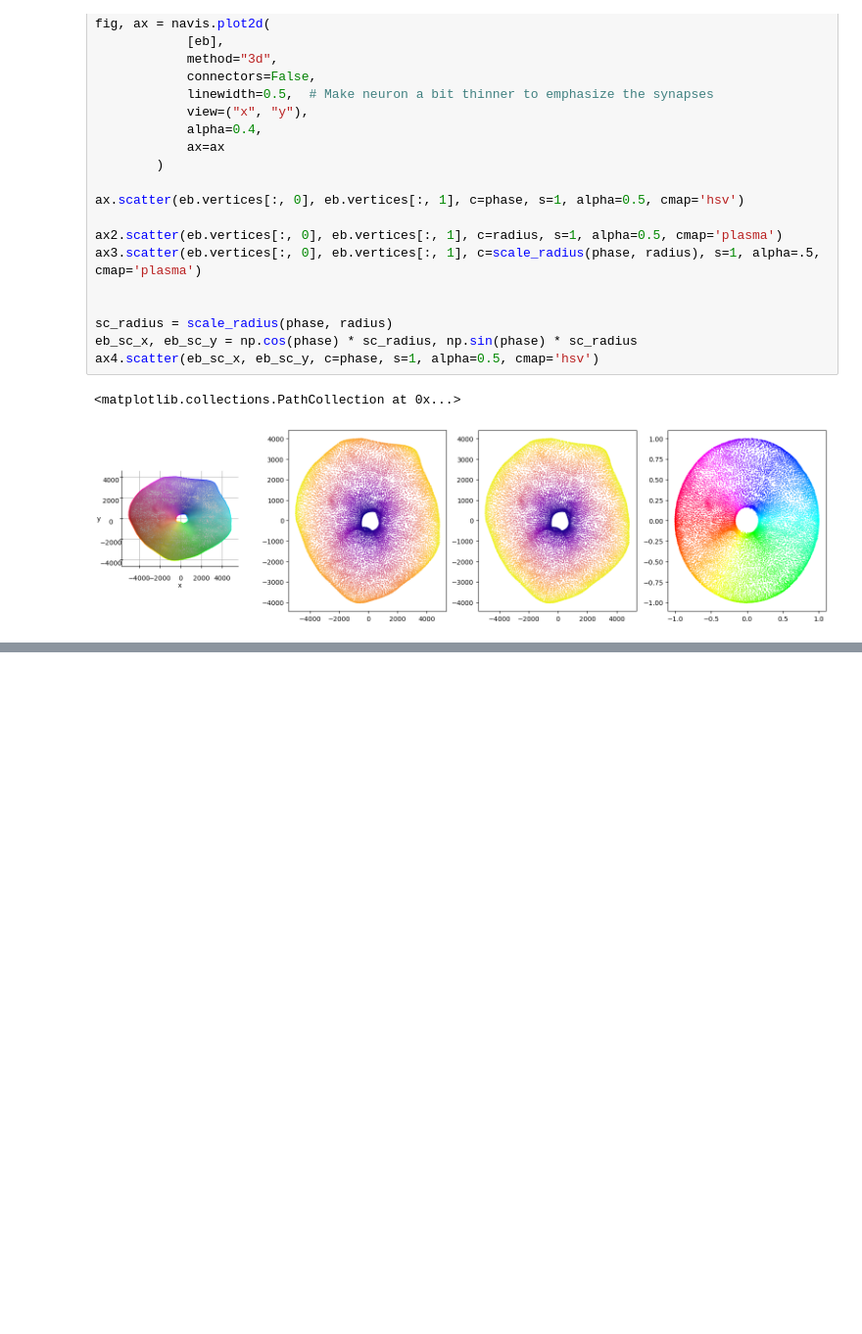
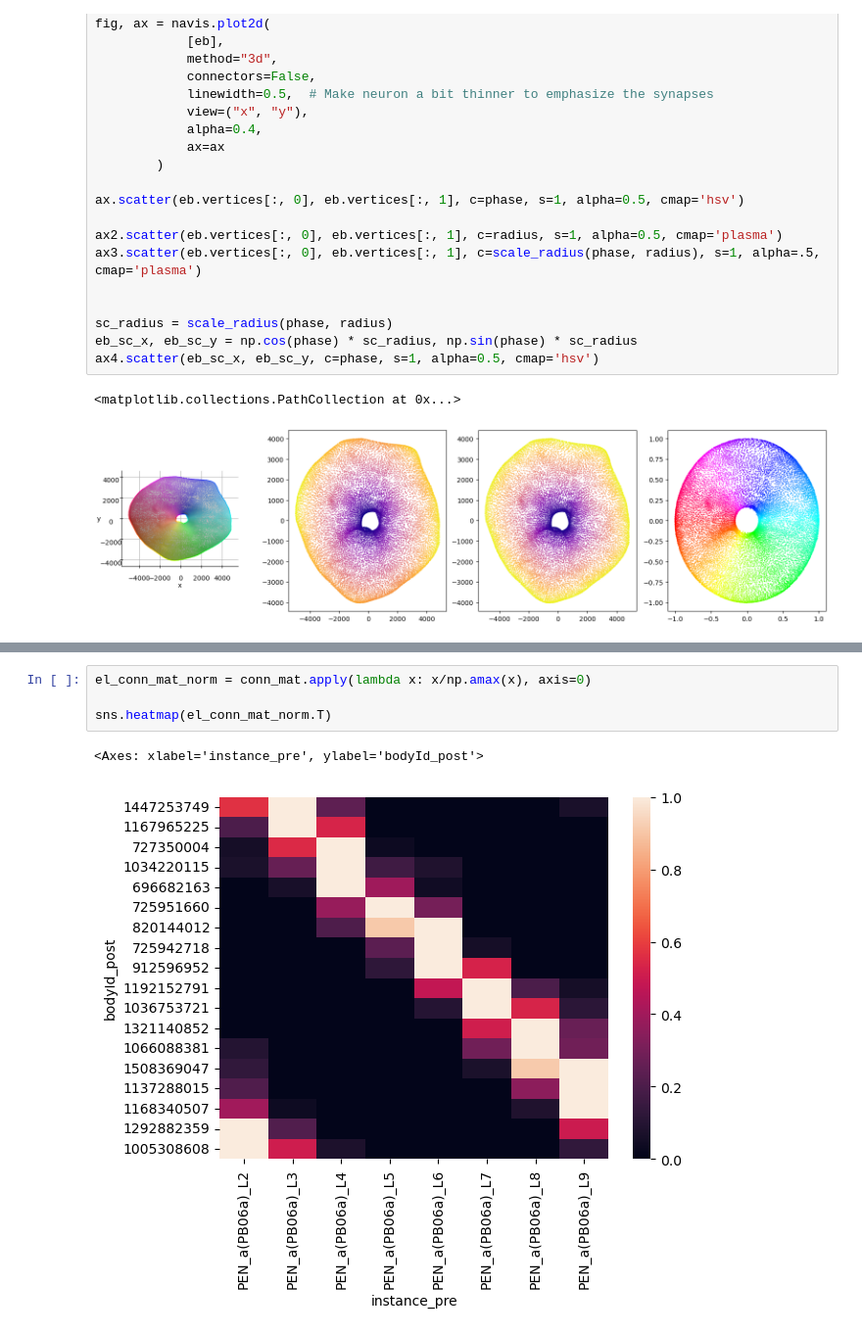
Before and after one commit to yfisher-lab/NeuromodPlasticity, a Jupyter notebook: Notebooks/connectomics_analysis/EL_synaptic_partners_plots.ipynb, the cells around one changed output, grey strips where cells are left out. Shown at 98% size. Saved outputs shown, nothing was run; the diff lists cells and outputs as text; blank space fills up the shorter version.

```diff
--- a/Notebooks/connectomics_analysis/EL_synaptic_partners_plots.ipynb
+++ b/Notebooks/connectomics_analysis/EL_synaptic_partners_plots.ipynb
@@ -570,0 +631,7 @@ ax[0].legend()
+# %%
+el_conn_mat_norm = conn_mat.apply(lambda x: x/np.amax(x), axis=0)
+
+sns.heatmap(el_conn_mat_norm.T)
+# %% [output]
+<Axes: xlabel='instance_pre', ylabel='bodyId_post'>
+[figure, added]
```
Also changed, not shown: parts of 14 cells of this notebook, 1 other file.
